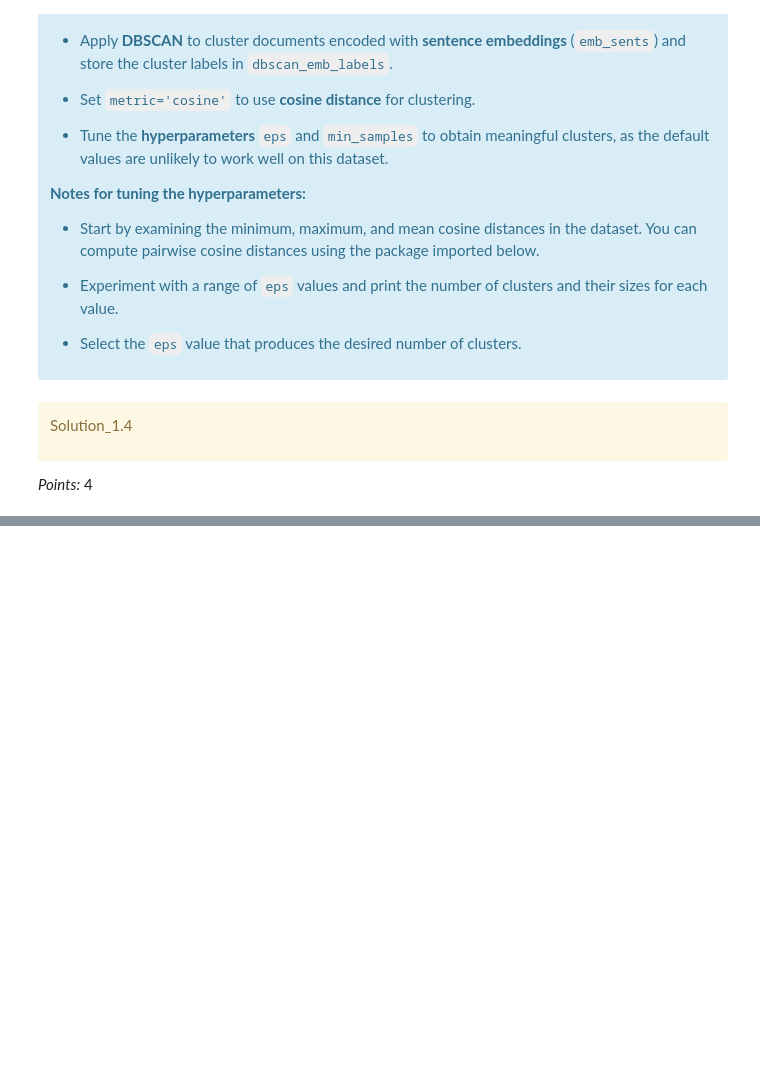
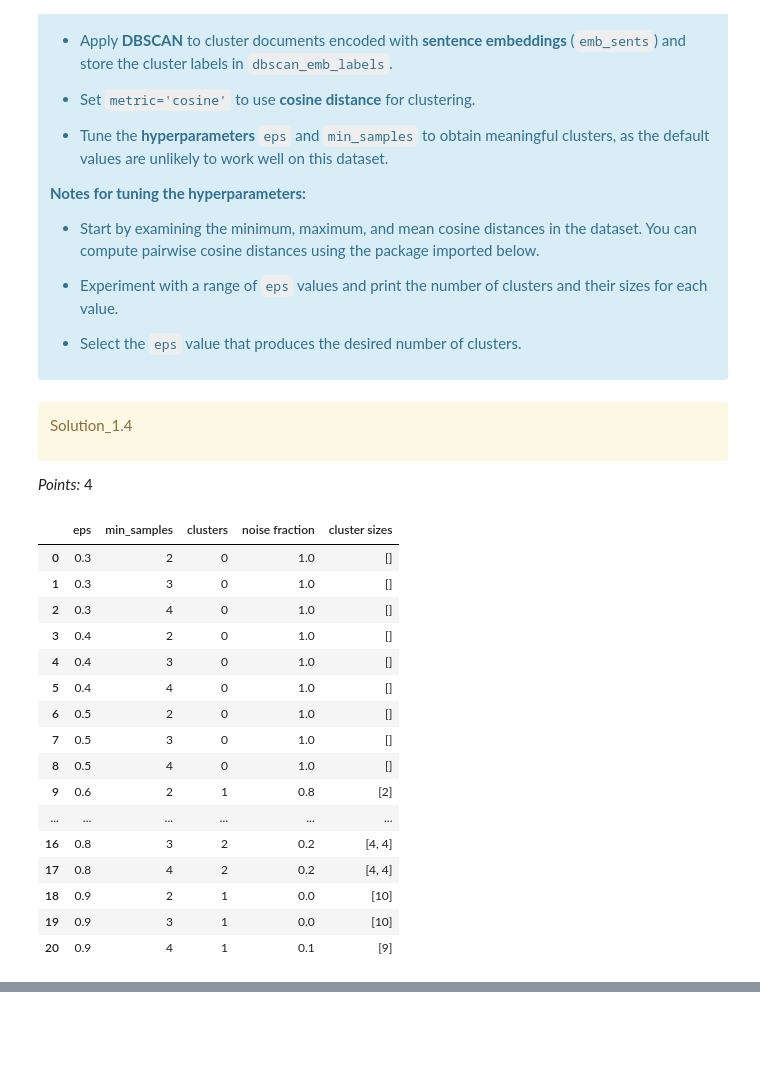
Before and after one commit to ZhaoJohnny/CPSC330-, a Jupyter notebook: assignment6/hw6_exercise_1.ipynb, the cells around one changed output, grey strips where cells are left out. Cells and saved outputs as stored; diff of their text form; code cells hidden in the pictures; blank space fills up the shorter version.

```diff
--- a/assignment6/hw6_exercise_1.ipynb
+++ b/assignment6/hw6_exercise_1.ipynb
@@ -99,5 +110,6 @@ nltk.download('punkt_tab')
 # %%
 import wikipedia
+wikipedia.wikipedia.USER_AGENT = "CPSC330-homework (jzhao19@student.ubc.ca)"
 import string
 from nltk.tokenize import sent_tokenize, word_tokenize
 
@@ -205,0 +227,10 @@ kmeans_bow_labels = ...
+# %%
+N_CLUSTERS = 3
+RANDOM_STATE=42
+text=wiki_df['text']
+
+pipe = make_pipeline(
+    CountVectorizer(),
+    KMeans(n_clusters=N_CLUSTERS, random_state=RANDOM_STATE, n_init="auto"),
+)
+pipe.fit(text)
@@ -206,3 +240,5 @@ kmeans_bow_labels = ...
+# %%
+kmeans_bow_labels = pipe.predict(text)
 # %%
 wiki_df["bow_kmeans"] = kmeans_bow_labels
 wiki_df
@@ -315,0 +387,41 @@ dbscan_emb_labels = ...
+# %%
+param_grid = {
+    "eps": [0.3, 0.4, 0.5, 0.6, 0.7, 0.8, 0.9],
+    "min_samples": [2, 3, 4],
+}
+# %%
+from itertools import product
+from sklearn.cluster import DBSCAN
+from sklearn.metrics import silhouette_score
+
+results = []
+for eps, ms in product(param_grid["eps"], param_grid["min_samples"]):
+    labels = DBSCAN(eps=eps, min_samples=ms, metric='cosine').fit_predict(emb_sents)
+    results.append({
+        "eps": eps,
+        "min_samples": ms,
+        "clusters": len(set(labels) - {-1}),
+        "noise fraction": np.mean(labels == -1),
+        "cluster sizes": pd.Series(labels[labels != -1]).value_counts().sort_index().tolist(),
+    })
+results_df = pd.DataFrame(results)
+results_df["noise fraction"] = results_df["noise fraction"].round(4)
+results_df
+# %% [output]
+|  | eps | min_samples | clusters | noise fraction | cluster sizes |
+| 0 | 0.3 | 2 | 0 | 1.0 | [] |
+| 1 | 0.3 | 3 | 0 | 1.0 | [] |
+| 2 | 0.3 | 4 | 0 | 1.0 | [] |
+| 3 | 0.4 | 2 | 0 | 1.0 | [] |
+| 4 | 0.4 | 3 | 0 | 1.0 | [] |
+| 5 | 0.4 | 4 | 0 | 1.0 | [] |
+| 6 | 0.5 | 2 | 0 | 1.0 | [] |
+| 7 | 0.5 | 3 | 0 | 1.0 | [] |
+| 8 | 0.5 | 4 | 0 | 1.0 | [] |
+| 9 | 0.6 | 2 | 1 | 0.8 | [2] |
+| ... | ... | ... | ... | ... | ... |
+| 16 | 0.8 | 3 | 2 | 0.2 | [4, 4] |
+| 17 | 0.8 | 4 | 2 | 0.2 | [4, 4] |
+| 18 | 0.9 | 2 | 1 | 0.0 | [10] |
+| 19 | 0.9 | 3 | 1 | 0.0 | [10] |
+| 20 | 0.9 | 4 | 1 | 0.1 | [9] |
```
Also changed, not shown: parts of 33 cells of this notebook, 1 other file.
